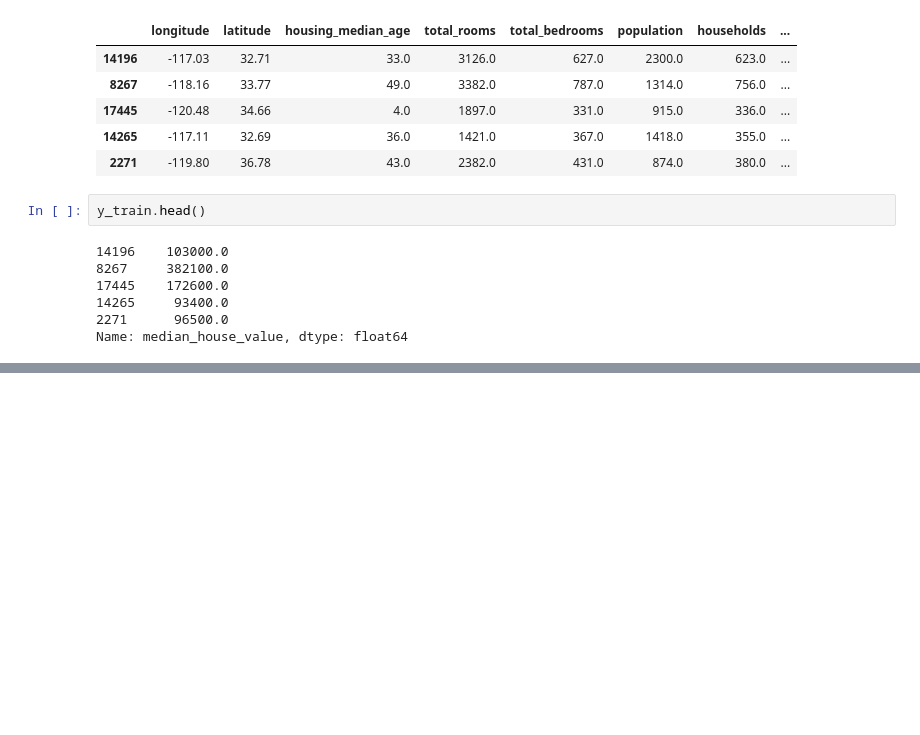
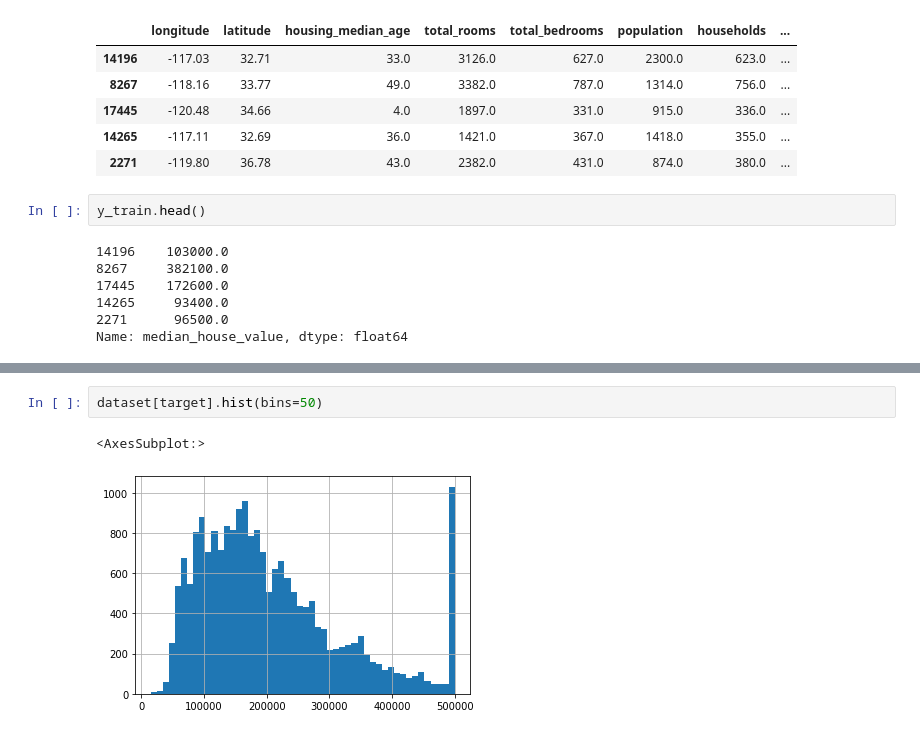
Before and after one commit to aesir321/cali-housing, a Jupyter notebook: eda.ipynb, the cells around one changed output, grey strips where cells are left out. Drawn from its saved outputs; the diff is of its cells as text; blank space fills up the shorter version.

```diff
--- a/eda.ipynb
+++ b/eda.ipynb
@@ -96,0 +230,5 @@ linear_svr = Pipeline([
+# %%
+dataset[target].hist(bins=50)
+# %% [output]
+<AxesSubplot:>
+[figure, added]
```
Also changed, not shown: parts of 39 cells of this notebook.
